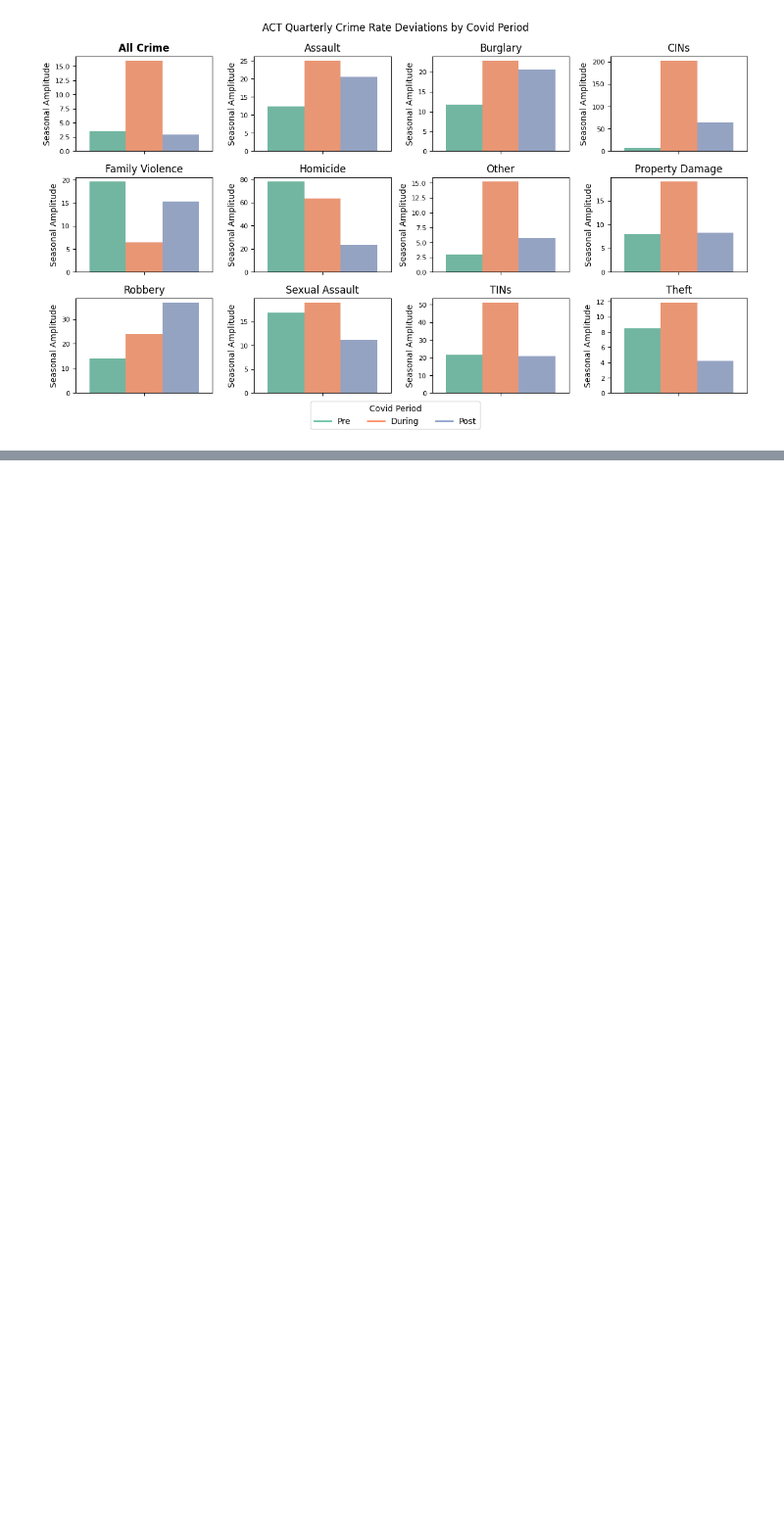
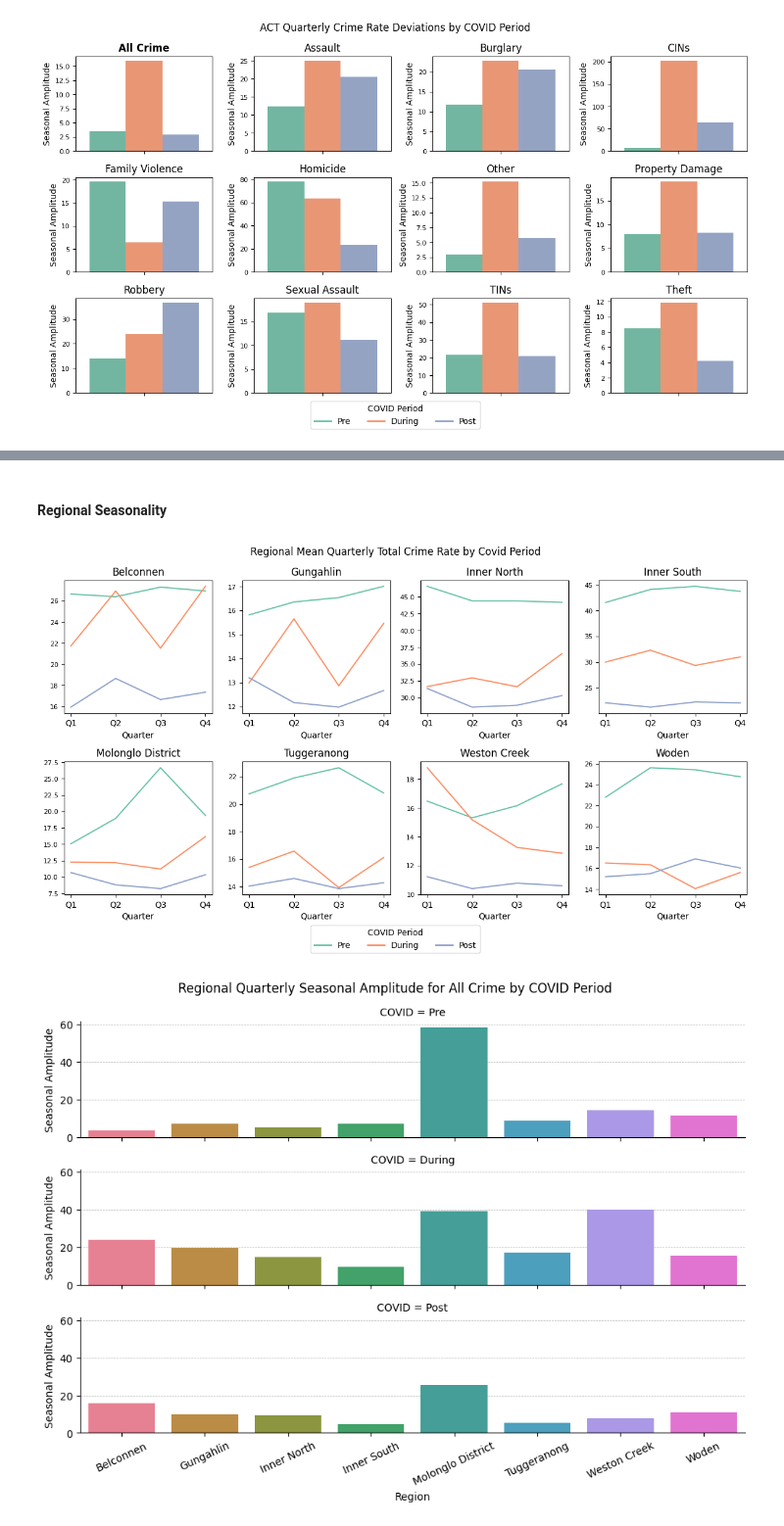
Before and after one commit to mollyyrt/act-crime-covid-analysis, a Jupyter notebook: notebooks/02_exploratory_analysis.ipynb, the cells around one changed output, grey strips where cells are left out. Shown at 98% size. Drawn from its saved outputs; the diff is of its cells as text; code cells hidden in the pictures; blank space fills up the shorter version.

```diff
--- a/notebooks/02_exploratory_analysis.ipynb
+++ b/notebooks/02_exploratory_analysis.ipynb
@@ -89,8 +89,8 @@ The mean crime rate decreased during Covid compared to pre-Covid for all crimes
 # %%
 # calculate percentage change during and after covid
-print('\nACT-wide crime rate changes by covid period:')
-crime_act_pct, act_mean_rate = covid_pct_change(crime_act, ['Crime', 'Rate', 'Covid'])
-crime_subplots(crime_act_pct, sns.barplot, None, 'Rate', 'Covid', False, True, legend=False, width=0.9)
+print('\nACT-wide crime rate changes by COVID period:')
+crime_act_pct, act_mean_rate = covid_pct_change(crime_act, ['Crime', 'Rate', 'COVID'])
+crime_subplots(crime_act_pct, sns.barplot, None, 'Rate', 'COVID', False, True, legend=False, width=0.9)
 
 fig = plt.gcf()
 for i, ax in enumerate(fig.get_axes()):
@@ -100,7 +100,7 @@ for i, ax in enumerate(fig.get_axes()):
 
     ax.text(0.5, 0.02, str_changes[0], transform=ax.transAxes, ha='center', size=9, weight='bold', c='white')
     ax.text(0.8, 0.02, str_changes[1], transform=ax.transAxes, ha='center', size=9, weight='bold', c='white')
-plt.suptitle('Mean ACT Crime Rates and Percentage Changes for Each Covid Period', fontsize=14)
+plt.suptitle('Mean ACT Crime Rates and Percentage Changes for Each COVID Period', fontsize=14)
 plt.tight_layout(rect=[0, 0.07, 1, 1])
 plt.show()
 plt.close('all')
@@ -202,0 +374,23 @@ Name: count, dtype: float64
+# %% [markdown]
+#### Regional Seasonality
+# %%
+# regional seasonality
+region_seasonal, region_seasonal_amp = seasonal_amplitude(crime_region, ['Crime', 'Region', 'Quarter', 'COVID'])
+
+region_subplots(region_seasonal, 'All Crime', sns.lineplot, 'Quarter', 'Mean Quarter Rate', 'COVID', x_label=True, y_label=False, legend=False)
+plt.suptitle('Regional Mean Quarterly Total Crime Rate by Covid Period', fontsize=12)
+plt.tight_layout(rect=[0, 0.07, 1, 1])
+plt.show()
+plt.close('all')
+
+g = sns.catplot(region_seasonal_amp[region_seasonal_amp['Crime'] == 'All Crime'], x='Region', y='Seasonal Amplitude', row='COVID', hue='Region', kind='bar', height=2.4, aspect=4, zorder=2, legend=False)
+for ax in g.axes.flatten():
+    ax.grid(axis='y', zorder=1, linestyle='--', linewidth=0.5)
+plt.xticks(rotation=25)
+plt.suptitle('Regional Quarterly Seasonal Amplitude for All Crime by COVID Period', fontsize=12)
+plt.tight_layout()
+plt.show()
+plt.close('all')
+# %% [output]
+[figure, added]
+[figure, added]
```
Also changed, not shown: parts of 25 cells of this notebook, 1 other file.
